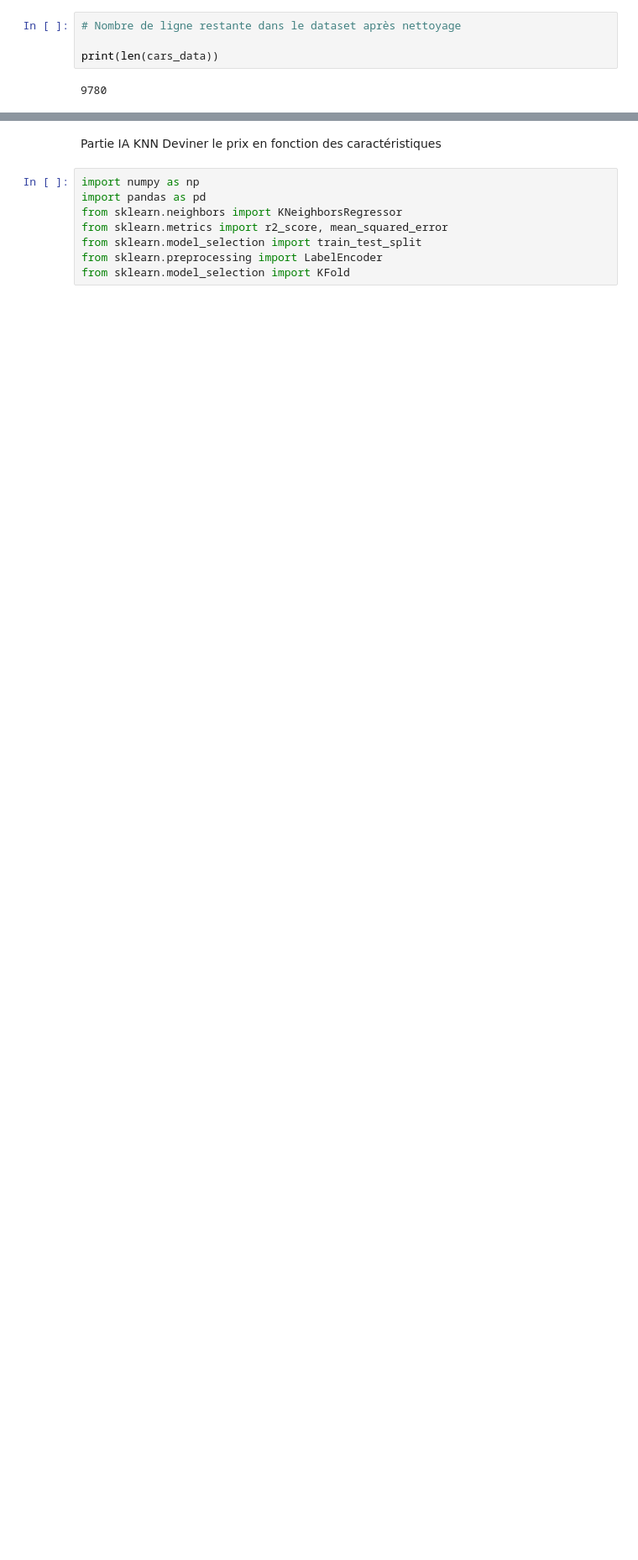
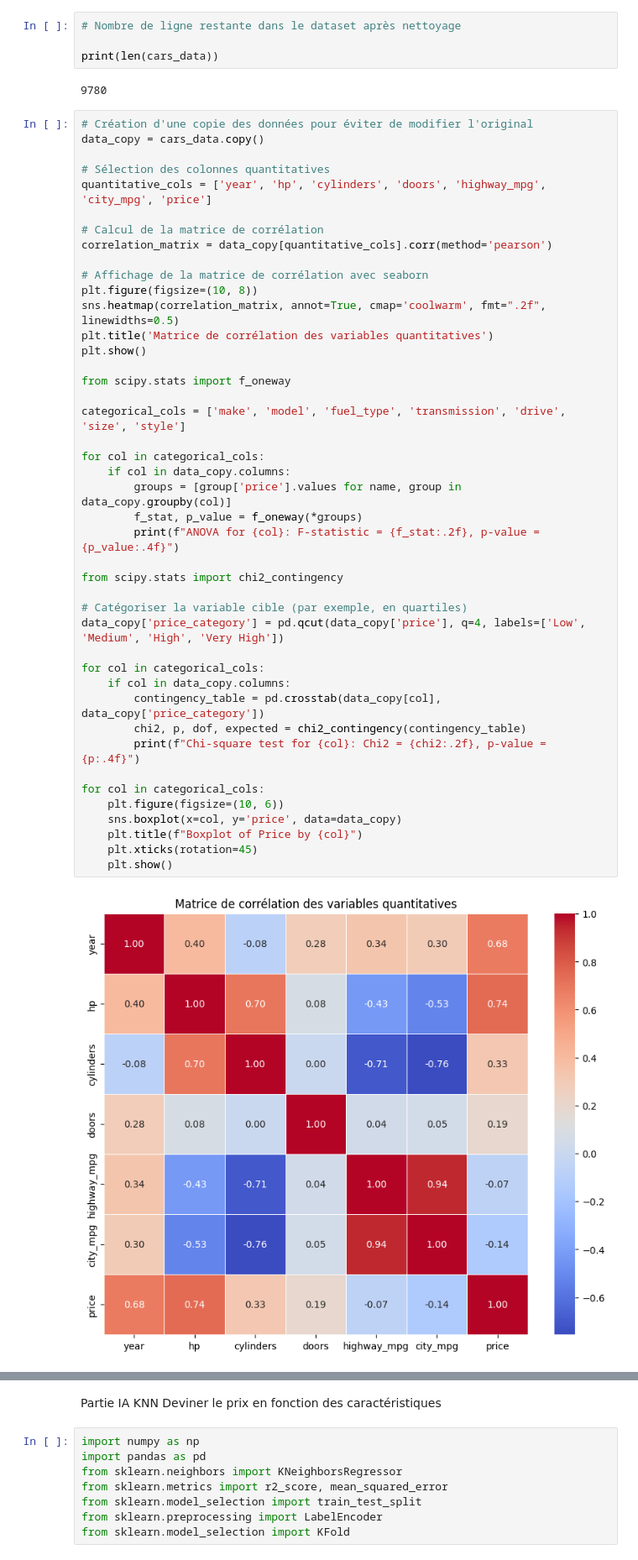
Before and after one commit to Mahokii/PSID_Autopredict, a Jupyter notebook: backend/ML_PSID.ipynb, the cells around one changed output, grey strips where cells are left out. Shown at 84% size. Cells and saved outputs as stored; diff of their text form; blank space fills up the shorter version.

Commit message:
Ajout test khi2 et anova
Ajout test khi2 et anova

```diff
--- a/backend/ML_PSID.ipynb
+++ b/backend/ML_PSID.ipynb
@@ -189,3 +190,48 @@ Deleted outliers are :  1407
 print(len(cars_data))
 # %% [output]
 9780
+# %%
+# Création d'une copie des données pour éviter de modifier l'original
+data_copy = cars_data.copy()
+
+# Sélection des colonnes quantitatives
+quantitative_cols = ['year', 'hp', 'cylinders', 'doors', 'highway_mpg', 'city_mpg', 'price']
+
+# Calcul de la matrice de corrélation
+correlation_matrix = data_copy[quantitative_cols].corr(method='pearson')
+
+# Affichage de la matrice de corrélation avec seaborn
+plt.figure(figsize=(10, 8))
+sns.heatmap(correlation_matrix, annot=True, cmap='coolwarm', fmt=".2f", linewidths=0.5)
+plt.title('Matrice de corrélation des variables quantitatives')
+plt.show()
+
+from scipy.stats import f_oneway
+
+categorical_cols = ['make', 'model', 'fuel_type', 'transmission', 'drive', 'size', 'style']
+
+for col in categorical_cols:
+    if col in data_copy.columns:
+        groups = [group['price'].values for name, group in data_copy.groupby(col)]
+        f_stat, p_value = f_oneway(*groups)
+        print(f"ANOVA for {col}: F-statistic = {f_stat:.2f}, p-value = {p_value:.4f}")
+
+from scipy.stats import chi2_contingency
+
+# Catégoriser la variable cible (par exemple, en quartiles)
+data_copy['price_category'] = pd.qcut(data_copy['price'], q=4, labels=['Low', 'Medium', 'High', 'Very High'])
+
+for col in categorical_cols:
+    if col in data_copy.columns:
+        contingency_table = pd.crosstab(data_copy[col], data_copy['price_category'])
+        chi2, p, dof, expected = chi2_contingency(contingency_table)
+        print(f"Chi-square test for {col}: Chi2 = {chi2:.2f}, p-value = {p:.4f}")
+
+for col in categorical_cols:
+    plt.figure(figsize=(10, 6))
+    sns.boxplot(x=col, y='price', data=data_copy)
+    plt.title(f"Boxplot of Price by {col}")
+    plt.xticks(rotation=45)
+    plt.show()
+# %% [output]
+[figure, added]
```
Also changed, not shown: parts of 14 cells of this notebook.
